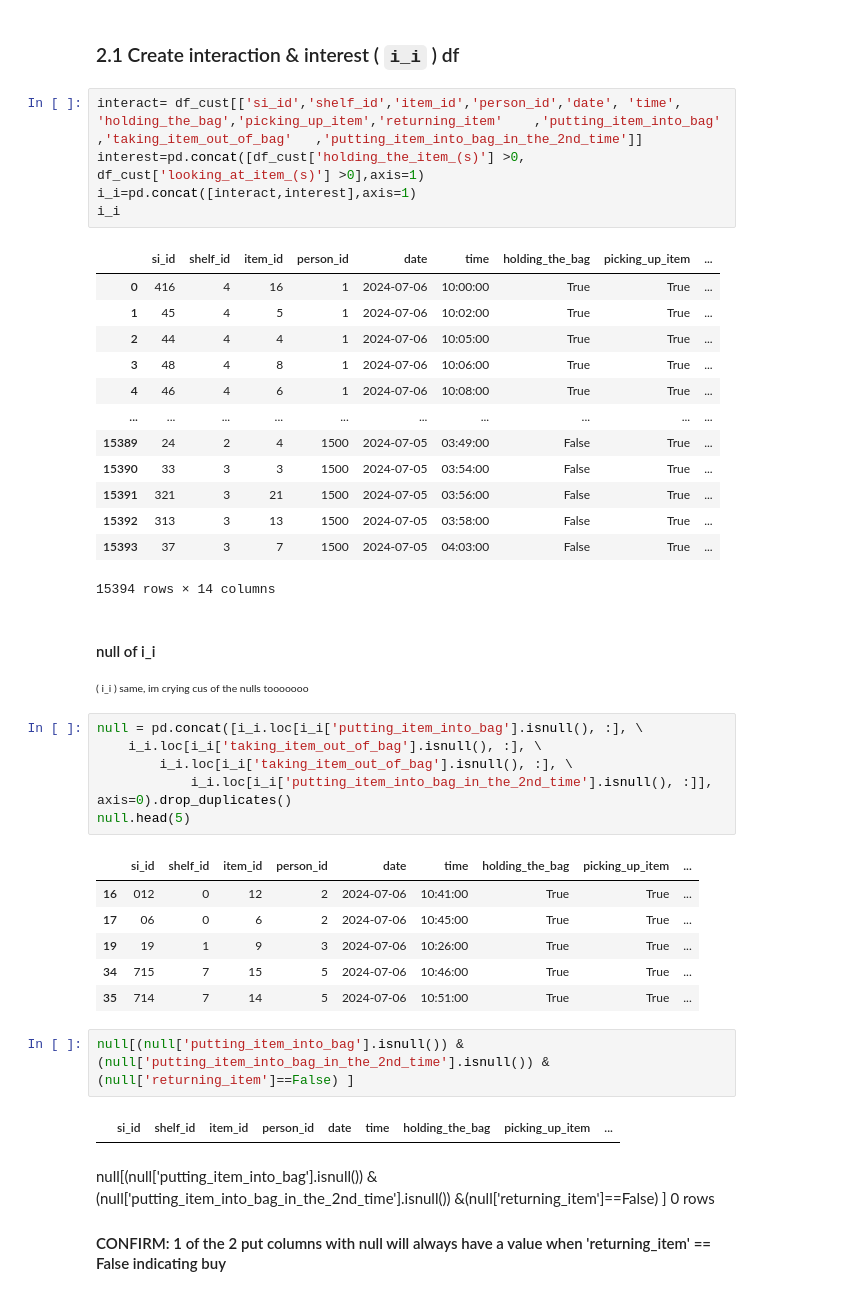
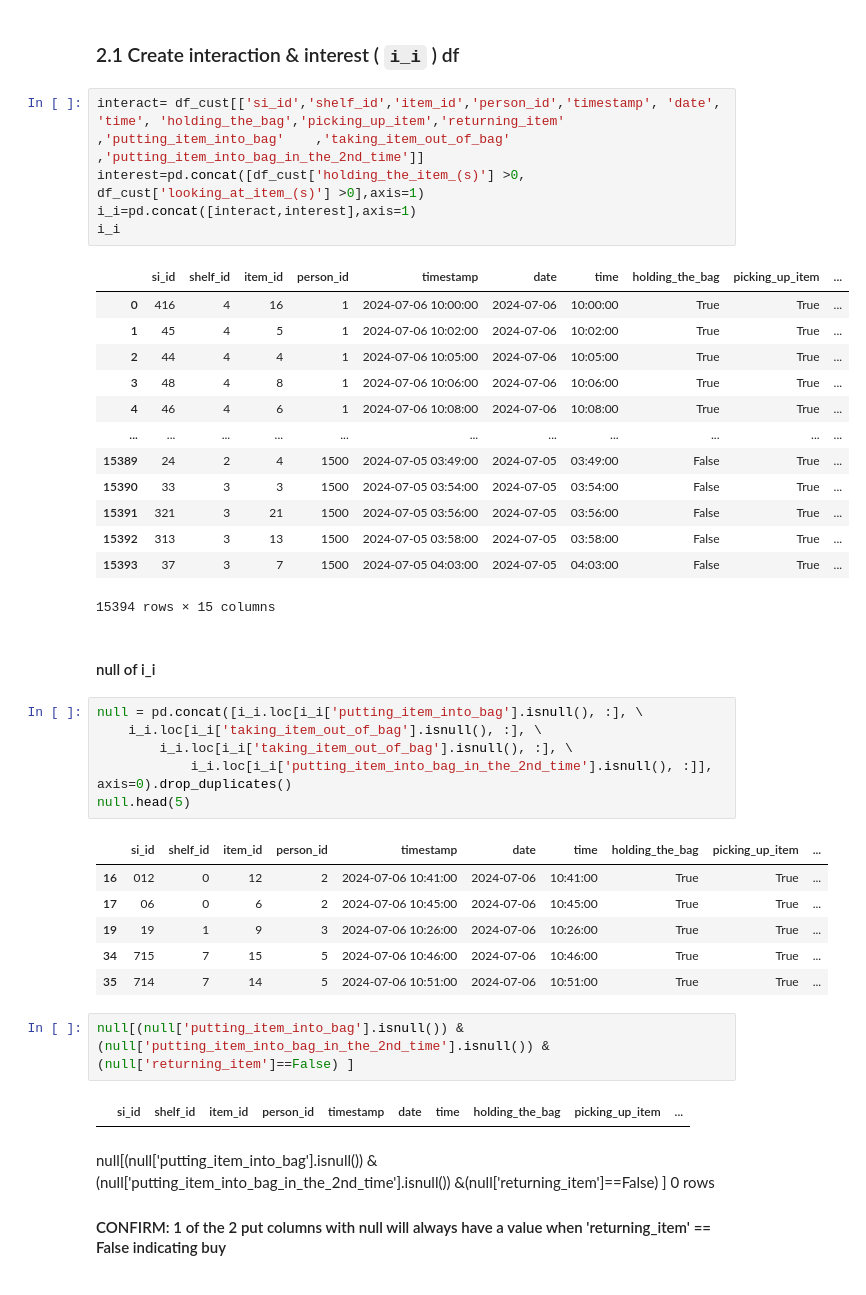
Before and after one commit to tranttha/ftu_ds_comp, a Jupyter notebook: EDA_cleaning.ipynb, the cells around one changed output. Cells and saved outputs as stored; diff of their text form.

```diff
--- a/EDA_cleaning.ipynb
+++ b/EDA_cleaning.ipynb
@@ -252,33 +252,26 @@ memory usage: 2.2+ MB
 # %% [markdown]
 ### 2.1 Create interaction & interest ( `i_i` ) df
 # %%
-interact= df_cust[['si_id','shelf_id','item_id','person_id','date', 'time', 'holding_the_bag','picking_up_item','returning_item'	,'putting_item_into_bag'	,'taking_item_out_of_bag'	,'putting_item_into_bag_in_the_2nd_time']]
+interact= df_cust[['si_id','shelf_id','item_id','person_id','timestamp', 'date', 'time', 'holding_the_bag','picking_up_item','returning_item'	,'putting_item_into_bag'	,'taking_item_out_of_bag'	,'putting_item_into_bag_in_the_2nd_time']]
 interest=pd.concat([df_cust['holding_the_item_(s)'] >0, df_cust['looking_at_item_(s)'] >0],axis=1)
 i_i=pd.concat([interact,interest],axis=1)
 i_i
 # %% [output]
-|  | si_id | shelf_id | item_id | person_id | date | time | holding_the_bag | picking_up_item | ... |
-| 0 | 416 | 4 | 16 | 1 | 2024-07-06 | 10:00:00 | True | True | ... |
-| 1 | 45 | 4 | 5 | 1 | 2024-07-06 | 10:02:00 | True | True | ... |
-| 2 | 44 | 4 | 4 | 1 | 2024-07-06 | 10:05:00 | True | True | ... |
-| 3 | 48 | 4 | 8 | 1 | 2024-07-06 | 10:06:00 | True | True | ... |
-| 4 | 46 | 4 | 6 | 1 | 2024-07-06 | 10:08:00 | True | True | ... |
-| ... | ... | ... | ... | ... | ... | ... | ... | ... | ... |
-| 15389 | 24 | 2 | 4 | 1500 | 2024-07-05 | 03:49:00 | False | True | ... |
-| 15390 | 33 | 3 | 3 | 1500 | 2024-07-05 | 03:54:00 | False | True | ... |
-| 15391 | 321 | 3 | 21 | 1500 | 2024-07-05 | 03:56:00 | False | True | ... |
-| 15392 | 313 | 3 | 13 | 1500 | 2024-07-05 | 03:58:00 | False | True | ... |
-| 15393 | 37 | 3 | 7 | 1500 | 2024-07-05 | 04:03:00 | False | True | ... |
+|  | si_id | shelf_id | item_id | person_id | timestamp | date | time | holding_the_bag | picking_up_item | ... |
+| 0 | 416 | 4 | 16 | 1 | 2024-07-06 10:00:00 | 2024-07-06 | 10:00:00 | True | True | ... |
+| 1 | 45 | 4 | 5 | 1 | 2024-07-06 10:02:00 | 2024-07-06 | 10:02:00 | True | True | ... |
+| 2 | 44 | 4 | 4 | 1 | 2024-07-06 10:05:00 | 2024-07-06 | 10:05:00 | True | True | ... |
+| 3 | 48 | 4 | 8 | 1 | 2024-07-06 10:06:00 | 2024-07-06 | 10:06:00 | True | True | ... |
+| 4 | 46 | 4 | 6 | 1 | 2024-07-06 10:08:00 | 2024-07-06 | 10:08:00 | True | True | ... |
+| ... | ... | ... | ... | ... | ... | ... | ... | ... | ... | ... |
+| 15389 | 24 | 2 | 4 | 1500 | 2024-07-05 03:49:00 | 2024-07-05 | 03:49:00 | False | True | ... |
+| 15390 | 33 | 3 | 3 | 1500 | 2024-07-05 03:54:00 | 2024-07-05 | 03:54:00 | False | True | ... |
+| 15391 | 321 | 3 | 21 | 1500 | 2024-07-05 03:56:00 | 2024-07-05 | 03:56:00 | False | True | ... |
+| 15392 | 313 | 3 | 13 | 1500 | 2024-07-05 03:58:00 | 2024-07-05 | 03:58:00 | False | True | ... |
+| 15393 | 37 | 3 | 7 | 1500 | 2024-07-05 04:03:00 | 2024-07-05 | 04:03:00 | False | True | ... |
-15394 rows × 14 columns
+15394 rows × 15 columns
-# %% [markdown]
-#### null of i_i
-<html>
-    <small>
-    <small>
-        ( i_i ) same, im crying cus of the nulls tooooooo
-    </small>
-    </small>
-</html>
+# %% [markdown]
+#### null of i_i
 # %%
 null = pd.concat([i_i.loc[i_i['putting_item_into_bag'].isnull(), :], \
     i_i.loc[i_i['taking_item_out_of_bag'].isnull(), :], \
@@ -286,16 +279,16 @@ null = pd.concat([i_i.loc[i_i['putting_item_into_bag'].isnull(), :], \
             i_i.loc[i_i['putting_item_into_bag_in_the_2nd_time'].isnull(), :]], axis=0).drop_duplicates()
 null.head(5)
 # %% [output]
-|  | si_id | shelf_id | item_id | person_id | date | time | holding_the_bag | picking_up_item | ... |
-| 16 | 012 | 0 | 12 | 2 | 2024-07-06 | 10:41:00 | True | True | ... |
-| 17 | 06 | 0 | 6 | 2 | 2024-07-06 | 10:45:00 | True | True | ... |
-| 19 | 19 | 1 | 9 | 3 | 2024-07-06 | 10:26:00 | True | True | ... |
-| 34 | 715 | 7 | 15 | 5 | 2024-07-06 | 10:46:00 | True | True | ... |
-| 35 | 714 | 7 | 14 | 5 | 2024-07-06 | 10:51:00 | True | True | ... |
+|  | si_id | shelf_id | item_id | person_id | timestamp | date | time | holding_the_bag | picking_up_item | ... |
+| 16 | 012 | 0 | 12 | 2 | 2024-07-06 10:41:00 | 2024-07-06 | 10:41:00 | True | True | ... |
+| 17 | 06 | 0 | 6 | 2 | 2024-07-06 10:45:00 | 2024-07-06 | 10:45:00 | True | True | ... |
+| 19 | 19 | 1 | 9 | 3 | 2024-07-06 10:26:00 | 2024-07-06 | 10:26:00 | True | True | ... |
+| 34 | 715 | 7 | 15 | 5 | 2024-07-06 10:46:00 | 2024-07-06 | 10:46:00 | True | True | ... |
+| 35 | 714 | 7 | 14 | 5 | 2024-07-06 10:51:00 | 2024-07-06 | 10:51:00 | True | True | ... |
 # %%
 null[(null['putting_item_into_bag'].isnull()) & (null['putting_item_into_bag_in_the_2nd_time'].isnull()) &(null['returning_item']==False) ]
 # %% [output]
-|  | si_id | shelf_id | item_id | person_id | date | time | holding_the_bag | picking_up_item | ... |
+|  | si_id | shelf_id | item_id | person_id | timestamp | date | time | holding_the_bag | picking_up_item | ... |
 # %% [markdown]
 
 null[(null['putting_item_into_bag'].isnull()) & (null['putting_item_into_bag_in_the_2nd_time'].isnull()) &(null['returning_item']==False) ]
```
Also changed, not shown: parts of 30 cells of this notebook, 1 other file.
